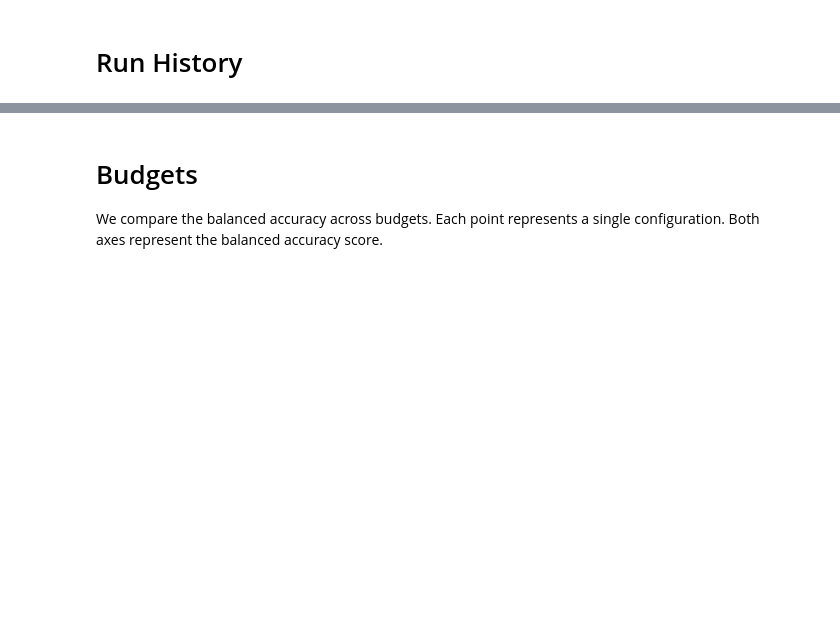
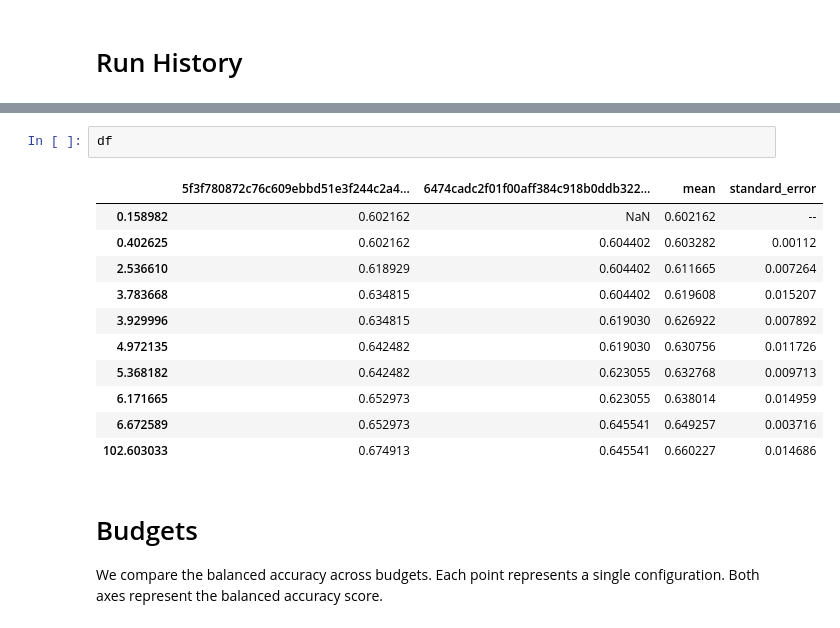
Before and after one commit to fstermann/autoibc, a Jupyter notebook: notebooks/visualization.ipynb, the cells around one changed output, grey strips where cells are left out. Cells and saved outputs as stored; diff of their text form; blank space fills up the shorter version.

```diff
--- a/notebooks/visualization.ipynb
+++ b/notebooks/visualization.ipynb
@@ -81,3 +260,17 @@ if SAVE:
+# %%
+df
+# %% [output]
+|  | 5f3f780872c76c609ebbd51e3f244c2a4... | 6474cadc2f01f00aff384c918b0ddb322... | mean | standard_error |
+| 0.158982 | 0.602162 | NaN | 0.602162 | -- |
+| 0.402625 | 0.602162 | 0.604402 | 0.603282 | 0.00112 |
+| 2.536610 | 0.618929 | 0.604402 | 0.611665 | 0.007264 |
+| 3.783668 | 0.634815 | 0.604402 | 0.619608 | 0.015207 |
+| 3.929996 | 0.634815 | 0.619030 | 0.626922 | 0.007892 |
+| 4.972135 | 0.642482 | 0.619030 | 0.630756 | 0.011726 |
+| 5.368182 | 0.642482 | 0.623055 | 0.632768 | 0.009713 |
+| 6.171665 | 0.652973 | 0.623055 | 0.638014 | 0.014959 |
+| 6.672589 | 0.652973 | 0.645541 | 0.649257 | 0.003716 |
+| 102.603033 | 0.674913 | 0.645541 | 0.660227 | 0.014686 |
 # %% [markdown]
 # Budgets
 
```
Also changed, not shown: parts of 4 cells of this notebook.
